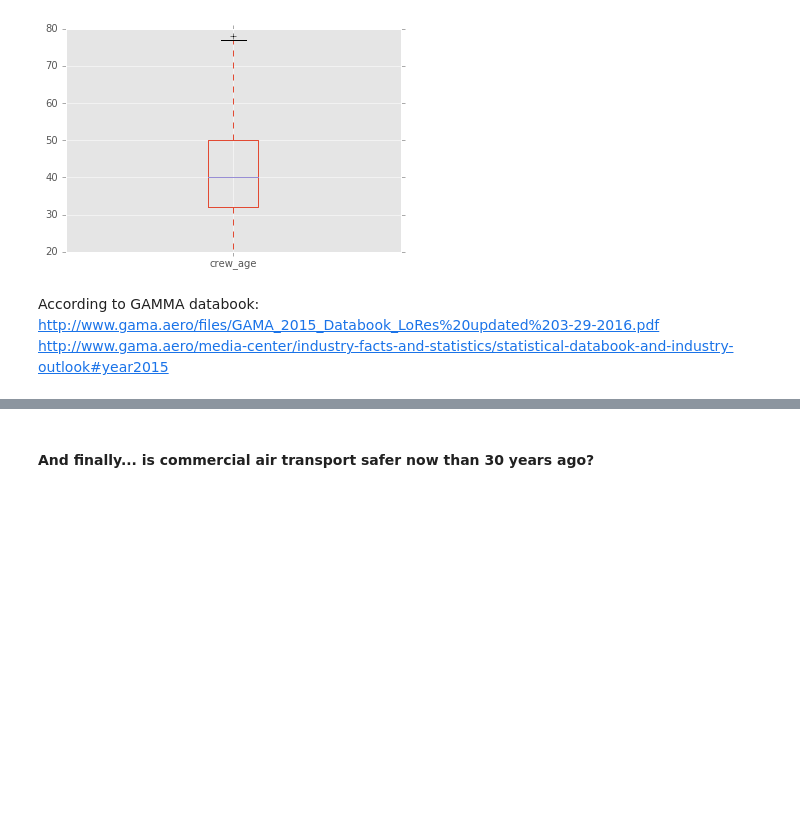
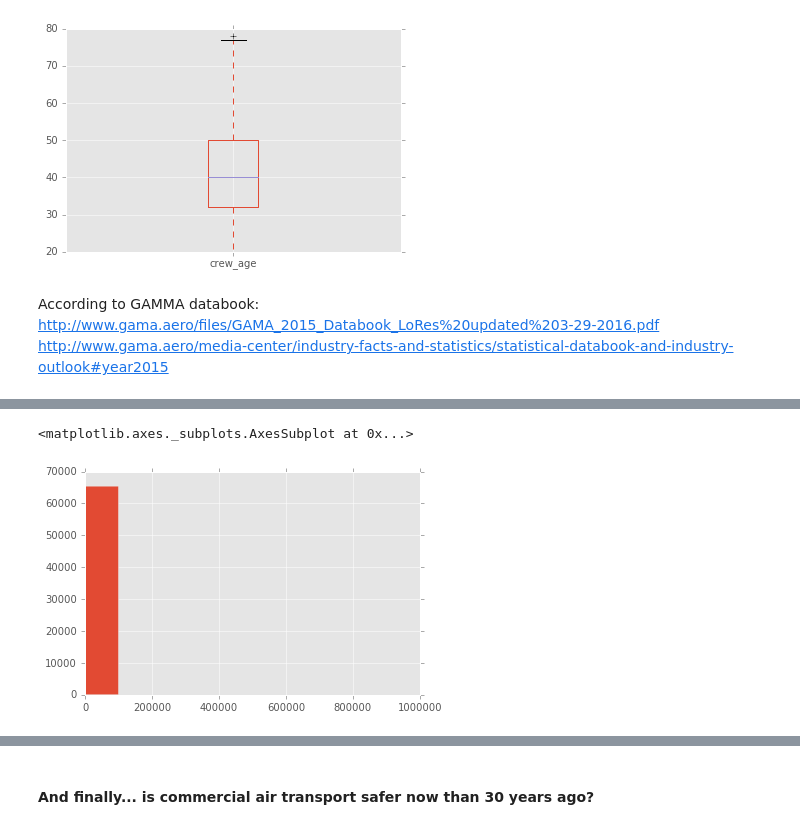
Before and after one commit to AeroPython/remove-before-flight, a Jupyter notebook: talk.ipynb, the cells around one changed output, grey strips where cells are left out. Drawn from its saved outputs; the diff is of its cells as text; code cells hidden in the pictures; blank space fills up the shorter version.

```diff
--- a/talk.ipynb
+++ b/talk.ipynb
@@ -496,0 +553,5 @@ accident_rate_age_3.plot.bar()
+# %%
+exp_in_acc_ac['flight_hours'].hist()
+# %% [output]
+<matplotlib.axes._subplots.AxesSubplot at 0x...>
+[figure, added]
```
Also changed, not shown: parts of 24 cells of this notebook, 1 other file.
